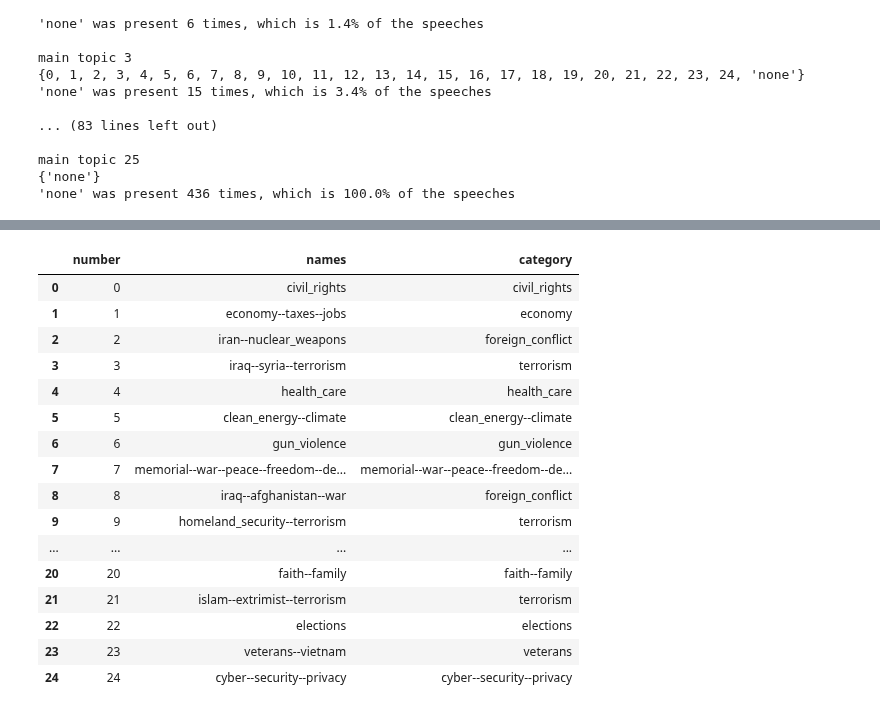
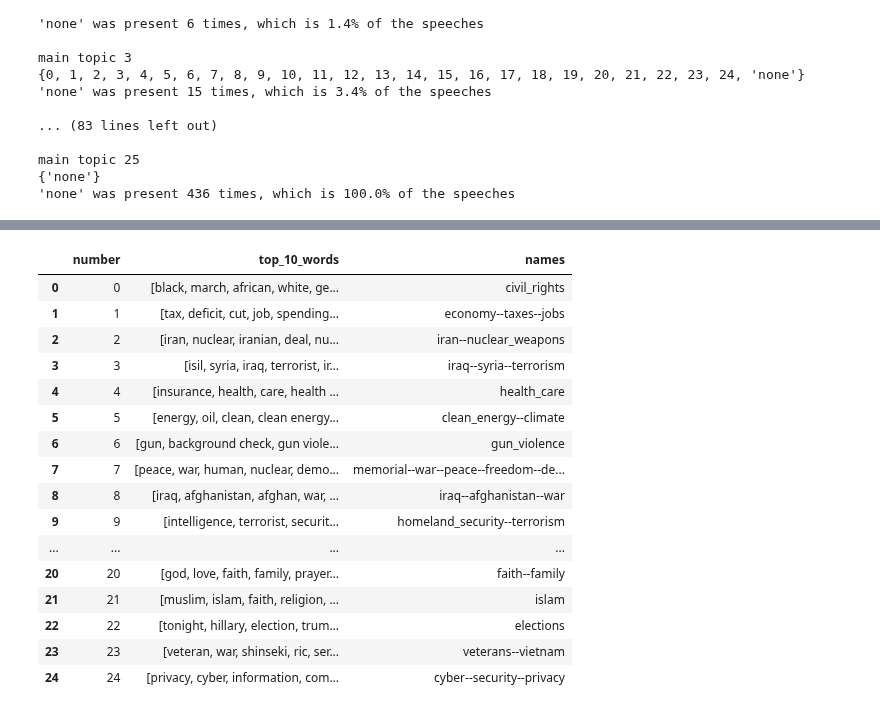
Before and after one commit to jfsalcedo10/mda-kuwait, a Jupyter notebook: notebooks/Topic_Classification_NMF.ipynb, the cells around one changed output, grey strips where cells are left out. Saved outputs shown, nothing was run; the diff lists cells and outputs as text; code cells hidden in the pictures.

```diff
--- a/notebooks/Topic_Classification_NMF.ipynb
+++ b/notebooks/Topic_Classification_NMF.ipynb
@@ -349,48 +345,49 @@ classification_df.loc[classification_df['main_topic_1_index']==topic, :]
 # %%
 # supreme_court and civil_rights could be grouped as law related?
 # homeland_security--terrorism and cyber--security--privacy
 topic_names = pd.DataFrame(range(n_topics), columns=['number'])
 names = ['civil_rights', 'economy--taxes--jobs', 'iran--nuclear_weapons', 'iraq--syria--terrorism', 'health_care', 'clean_energy--climate',
         'gun_violence', 'memorial--war--peace--freedom--democracy', 'iraq--afghanistan--war', 'homeland_security--terrorism', 'supreme_court',
         'israel_palestina', 'cuba', 'lybia', 'education', 'asia', 'russia--ukraine', 'immigration', 'economy--financial_crisis--banks',
-        'africa--ebola', 'faith--family', 'islam--extrimist--terrorism', 'elections', 'veterans--vietnam', 'cyber--security--privacy']
+        'africa--ebola', 'faith--family', 'islam', 'elections', 'veterans--vietnam', 'cyber--security--privacy']
 
 topic_names['names'] = names
 topic_names['category'] = names
+topic_names['top_10_words'] = topic_names.apply(lambda row: top_words[int(row['number'])][:10], axis=1)
 
 topic_names.loc[topic_names['names']=='economy--taxes--jobs', 'category'] = 'economy'
 topic_names.loc[topic_names['names']=='economy--financial_crisis--banks', 'category'] = 'economy'
 
 topic_names.loc[topic_names['names']=='iraq--afghanistan--war', 'category'] = 'foreign_conflict'
 topic_names.loc[topic_names['names']=='iran--nuclear_weapons', 'category'] = 'foreign_conflict'
 topic_names.loc[topic_names['names']=='israel_palestina', 'category'] = 'foreign_conflict'
 topic_names.loc[topic_names['names']=='lybia', 'category'] = 'foreign_conflict'
 topic_names.loc[topic_names['names']=='russia--ukraine', 'category'] = 'foreign_conflict'
 
 topic_names.loc[topic_names['names']=='veterans--vietnam', 'category'] = 'veterans'
 
 select = topic_names['names'].str.contains('terrorism')
 topic_names.loc[select, 'category'] = 'terrorism'
 
-topic_names
+topic_names[['number', 'top_10_words', 'names']]
 # %% [output]
-|  | number | names | category |
-| 0 | 0 | civil_rights | civil_rights |
-| 1 | 1 | economy--taxes--jobs | economy |
-| 2 | 2 | iran--nuclear_weapons | foreign_conflict |
-| 3 | 3 | iraq--syria--terrorism | terrorism |
-| 4 | 4 | health_care | health_care |
-| 5 | 5 | clean_energy--climate | clean_energy--climate |
-| 6 | 6 | gun_violence | gun_violence |
-| 7 | 7 | memorial--war--peace--freedom--de... | memorial--war--peace--freedom--de... |
-| 8 | 8 | iraq--afghanistan--war | foreign_conflict |
-| 9 | 9 | homeland_security--terrorism | terrorism |
+|  | number | top_10_words | names |
+| 0 | 0 | [black, march, african, white, ge... | civil_rights |
+| 1 | 1 | [tax, deficit, cut, job, spending... | economy--taxes--jobs |
+| 2 | 2 | [iran, nuclear, iranian, deal, nu... | iran--nuclear_weapons |
+| 3 | 3 | [isil, syria, iraq, terrorist, ir... | iraq--syria--terrorism |
+| 4 | 4 | [insurance, health, care, health ... | health_care |
+| 5 | 5 | [energy, oil, clean, clean energy... | clean_energy--climate |
+| 6 | 6 | [gun, background check, gun viole... | gun_violence |
+| 7 | 7 | [peace, war, human, nuclear, demo... | memorial--war--peace--freedom--de... |
+| 8 | 8 | [iraq, afghanistan, afghan, war, ... | iraq--afghanistan--war |
+| 9 | 9 | [intelligence, terrorist, securit... | homeland_security--terrorism |
 | ... | ... | ... | ... |
-| 20 | 20 | faith--family | faith--family |
-| 21 | 21 | islam--extrimist--terrorism | terrorism |
-| 22 | 22 | elections | elections |
-| 23 | 23 | veterans--vietnam | veterans |
-| 24 | 24 | cyber--security--privacy | cyber--security--privacy |
+| 20 | 20 | [god, love, faith, family, prayer... | faith--family |
+| 21 | 21 | [muslim, islam, faith, religion, ... | islam |
+| 22 | 22 | [tonight, hillary, election, trum... | elections |
+| 23 | 23 | [veteran, war, shinseki, ric, ser... | veterans--vietnam |
+| 24 | 24 | [privacy, cyber, information, com... | cyber--security--privacy |
 # %%
 %matplotlib inline
 import pyLDAvis.sklearn
```
Also changed, not shown: parts of 10 cells of this notebook, 2 other files.
